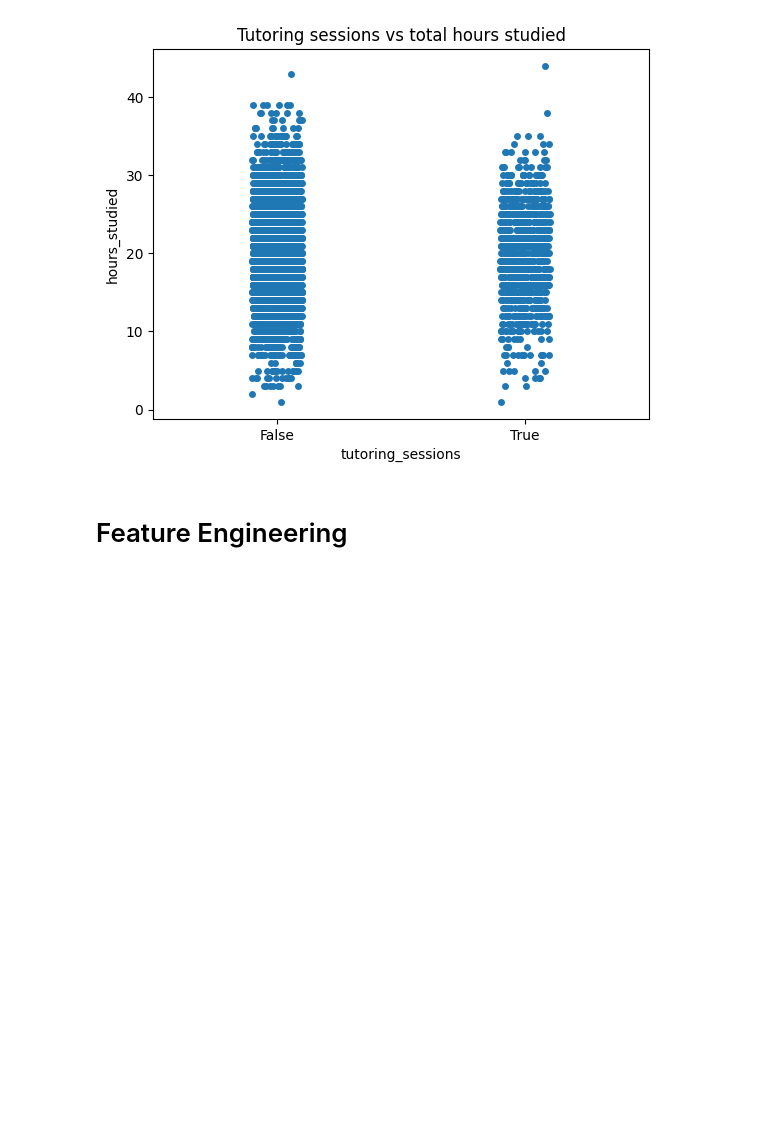
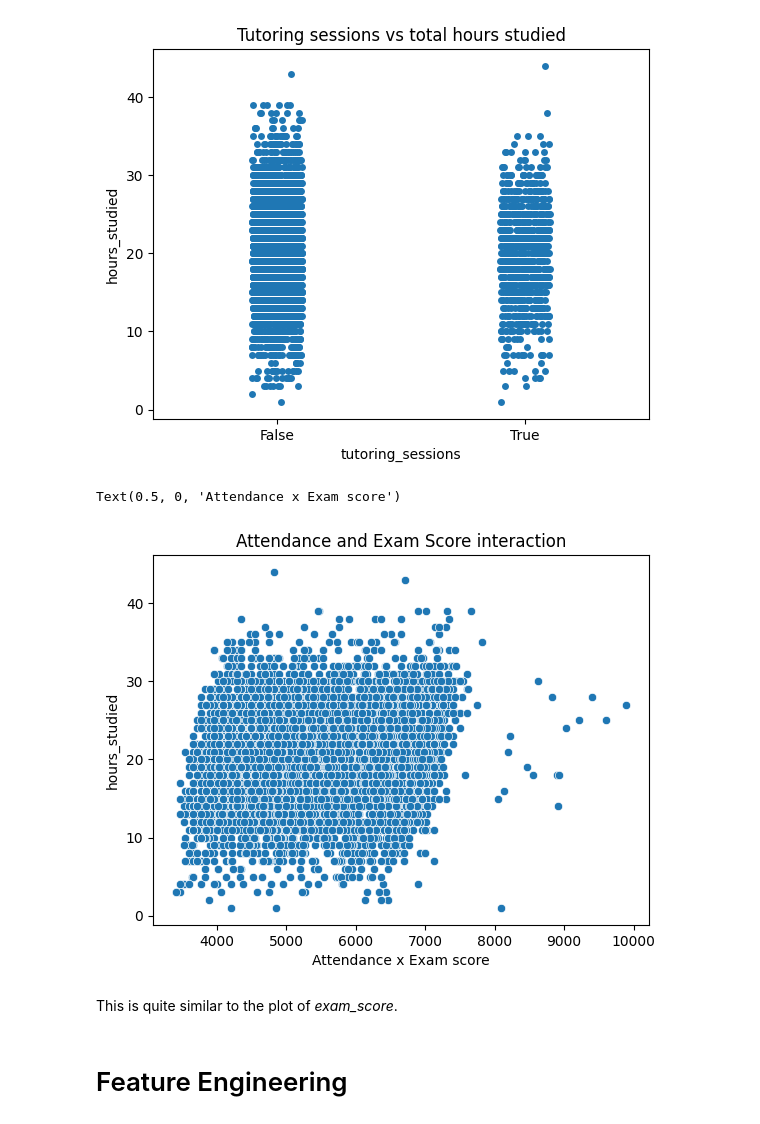
Before and after one commit to kabsmeiou/study-hours-estimator, a Jupyter notebook: notebook.ipynb, the cells around one changed output. Drawn from its saved outputs; the diff is of its cells as text; code cells hidden in the pictures; blank space fills up the shorter version.

```diff
--- a/notebook.ipynb
+++ b/notebook.ipynb
@@ -356,6 +355,15 @@ sns.stripplot(x=((df_full_train['tutoring_sessions'] >= 3)), y=df_full_train['ho
 plt.title('Tutoring sessions vs total hours studied');
 # %% [output]
 [figure]
+# %%
+sns.scatterplot(x=df['attendance'] * df['exam_score'], y=df.hours_studied)
+plt.title('Attendance and Exam Score interaction')
+plt.xlabel('Attendance x Exam score')
+# %% [output]
+Text(0.5, 0, 'Attendance x Exam score')
+[figure, added]
+# %% [markdown]
+This is quite similar to the plot of *exam_score*.
 # %% [markdown]
 # Feature Engineering
 # %%
```
Also changed, not shown: parts of 30 cells of this notebook.
